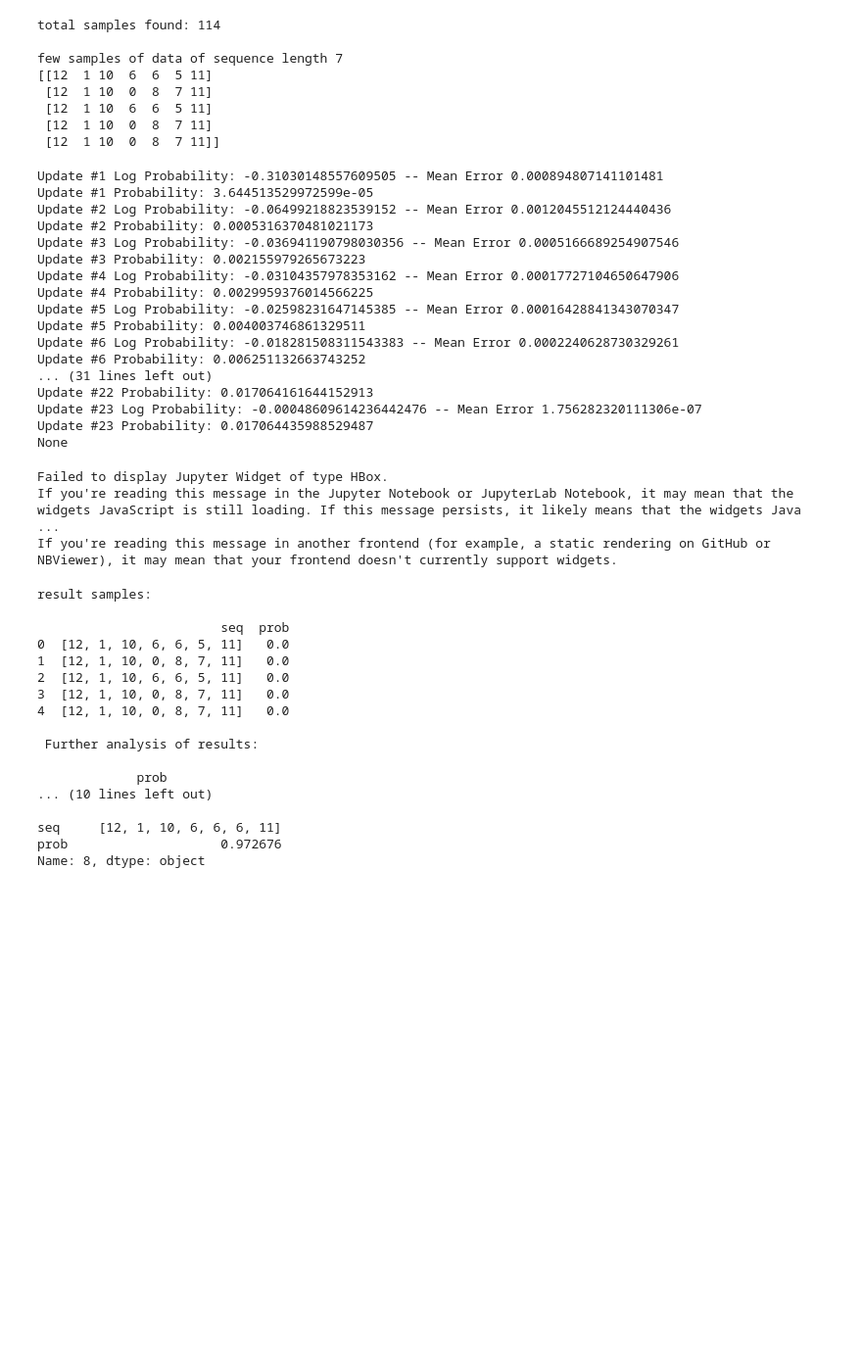
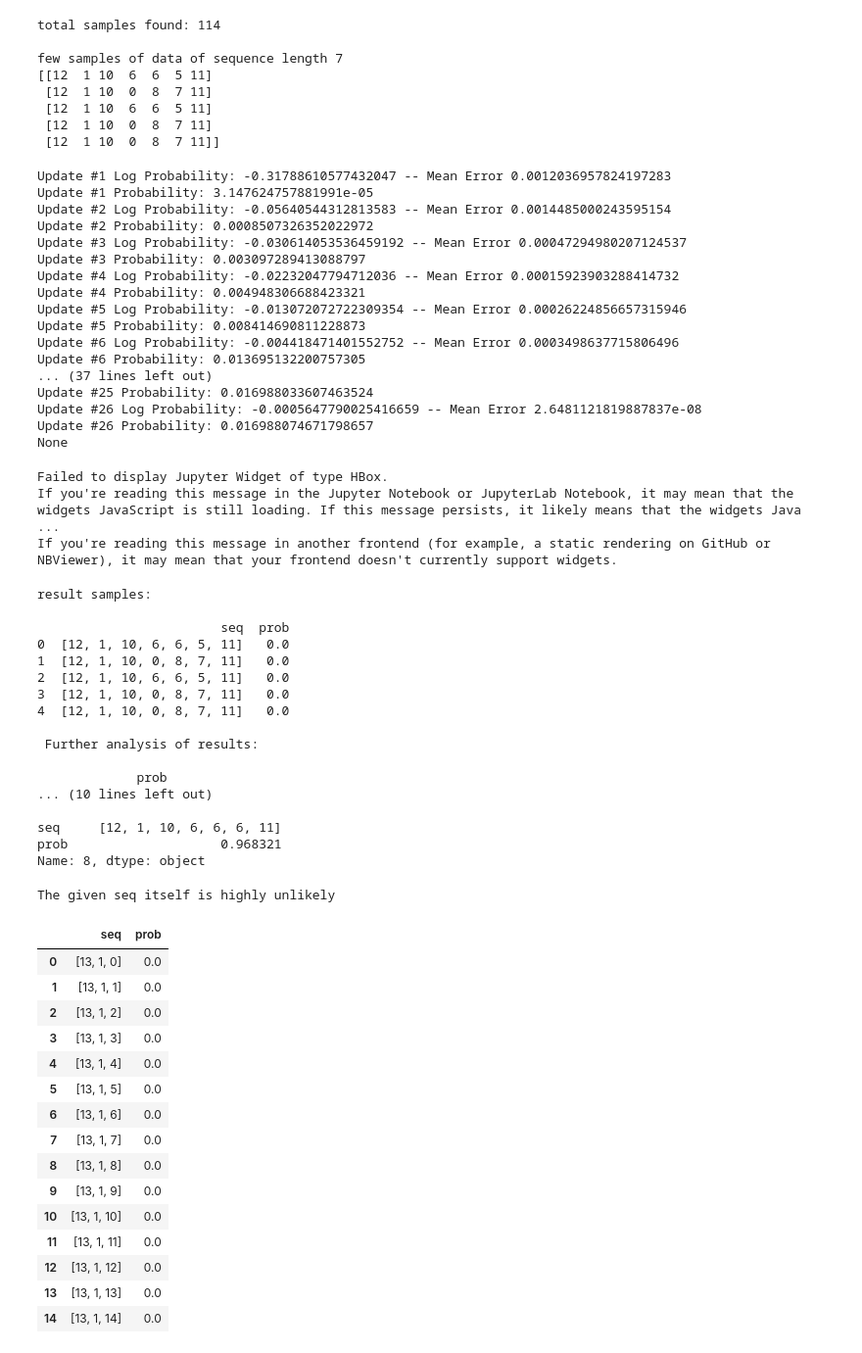
Before and after one commit to soham97/Cowrie_Honeypot_Modeling, a Jupyter notebook: hmm_cowrie.ipynb, the cells around one changed output. Shown at 98% size. Saved outputs shown, nothing was run; the diff lists cells and outputs as text; code cells hidden in the pictures; blank space fills up the shorter version.

```diff
--- a/hmm_cowrie.ipynb
+++ b/hmm_cowrie.ipynb
@@ -13,4 +13,4 @@ cow_1 = pd.read_json('data/cowrie_1.json', lines=True)
 cow_3 = pd.read_json('data/cowrie_3.json', lines=True)
 cow_4 = pd.read_json('data/cowrie_4.json', lines=True)
 # %%
-# k,le = hf.process_data(cow_1,cow_3,cow_4)
+k,le = hf.process_data(cow_1,cow_3,cow_4)
@@ -37,4 +46,4 @@ Data Shape : (1058090, 30)
 [figure]
 # %%
 # If direct seq_events available
-k = hf.load_pickle('seq_events.txt')
+# k = hf.load_pickle('seq_events.txt')
@@ -88,22 +92,22 @@ mod = hmm.HMM(N, M, T)
 # %%
 print (mod.train(data))
 # %% [output]
-Update #1 Log Probability: -0.31030148557609505 -- Mean Error 0.000894807141101481
-Update #1 Probability: 3.644513529972599e-05
-Update #2 Log Probability: -0.06499218823539152 -- Mean Error 0.0012045512124440436
-Update #2 Probability: 0.0005316370481021173
-Update #3 Log Probability: -0.036941190798030356 -- Mean Error 0.0005166689254907546
-Update #3 Probability: 0.002155979265673223
-Update #4 Log Probability: -0.03104357978353162 -- Mean Error 0.00017727104650647906
-Update #4 Probability: 0.0029959376014566225
-Update #5 Log Probability: -0.02598231647145385 -- Mean Error 0.00016428841343070347
-Update #5 Probability: 0.004003746861329511
-Update #6 Log Probability: -0.018281508311543383 -- Mean Error 0.0002240628730329261
-Update #6 Probability: 0.006251132663743252
-... (31 lines left out)
-Update #22 Probability: 0.017064161644152913
-Update #23 Log Probability: -0.00048609614236442476 -- Mean Error 1.756282320111306e-07
-Update #23 Probability: 0.017064435988529487
+Update #1 Log Probability: -0.31788610577432047 -- Mean Error 0.0012036957824197283
+Update #1 Probability: 3.147624757881991e-05
+Update #2 Log Probability: -0.05640544312813583 -- Mean Error 0.0014485000243595154
+Update #2 Probability: 0.0008507326352022972
+Update #3 Log Probability: -0.030614053536459192 -- Mean Error 0.00047294980207124537
+Update #3 Probability: 0.003097289413088797
+Update #4 Log Probability: -0.02232047794712036 -- Mean Error 0.00015923903288414732
+Update #4 Probability: 0.004948306688423321
+Update #5 Log Probability: -0.013072072722309354 -- Mean Error 0.00026224856657315946
+Update #5 Probability: 0.008414690811228873
+Update #6 Log Probability: -0.004418471401552752 -- Mean Error 0.0003498637715806496
+Update #6 Probability: 0.013695132200757305
+... (37 lines left out)
+Update #25 Probability: 0.016988033607463524
+Update #26 Log Probability: -0.0005647790025416659 -- Mean Error 2.6481121819887837e-08
+Update #26 Probability: 0.016988074671798657
 None
 # %%
 result = hf.calculate_probablity(mod,data)
@@ -126,5 +130,25 @@ result samples:
 ... (10 lines left out)
 
 seq     [12, 1, 10, 6, 6, 6, 11]
-prob                    0.972676
+prob                    0.968321
 Name: 8, dtype: object
+# %%
+hf.next_highprob_action(mod,[13, 1],15,le)
+# %% [output]
+The given seq itself is highly unlikely
+|  | seq | prob |
+| 0 | [13, 1, 0] | 0.0 |
+| 1 | [13, 1, 1] | 0.0 |
+| 2 | [13, 1, 2] | 0.0 |
+| 3 | [13, 1, 3] | 0.0 |
+| 4 | [13, 1, 4] | 0.0 |
+| 5 | [13, 1, 5] | 0.0 |
+| 6 | [13, 1, 6] | 0.0 |
+| 7 | [13, 1, 7] | 0.0 |
+| 8 | [13, 1, 8] | 0.0 |
+| 9 | [13, 1, 9] | 0.0 |
+| 10 | [13, 1, 10] | 0.0 |
+| 11 | [13, 1, 11] | 0.0 |
+| 12 | [13, 1, 12] | 0.0 |
+| 13 | [13, 1, 13] | 0.0 |
+| 14 | [13, 1, 14] | 0.0 |
```
Also changed, not shown: parts of 4 cells of this notebook, 1 other file.
